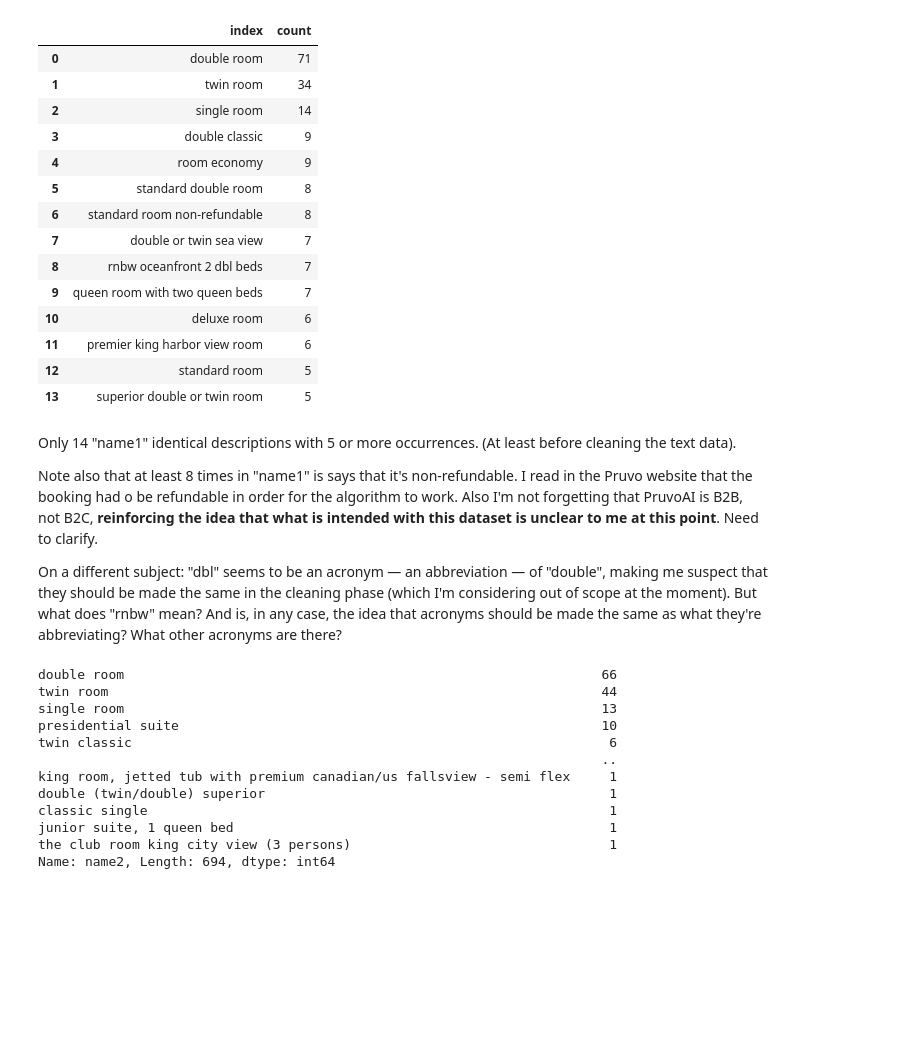
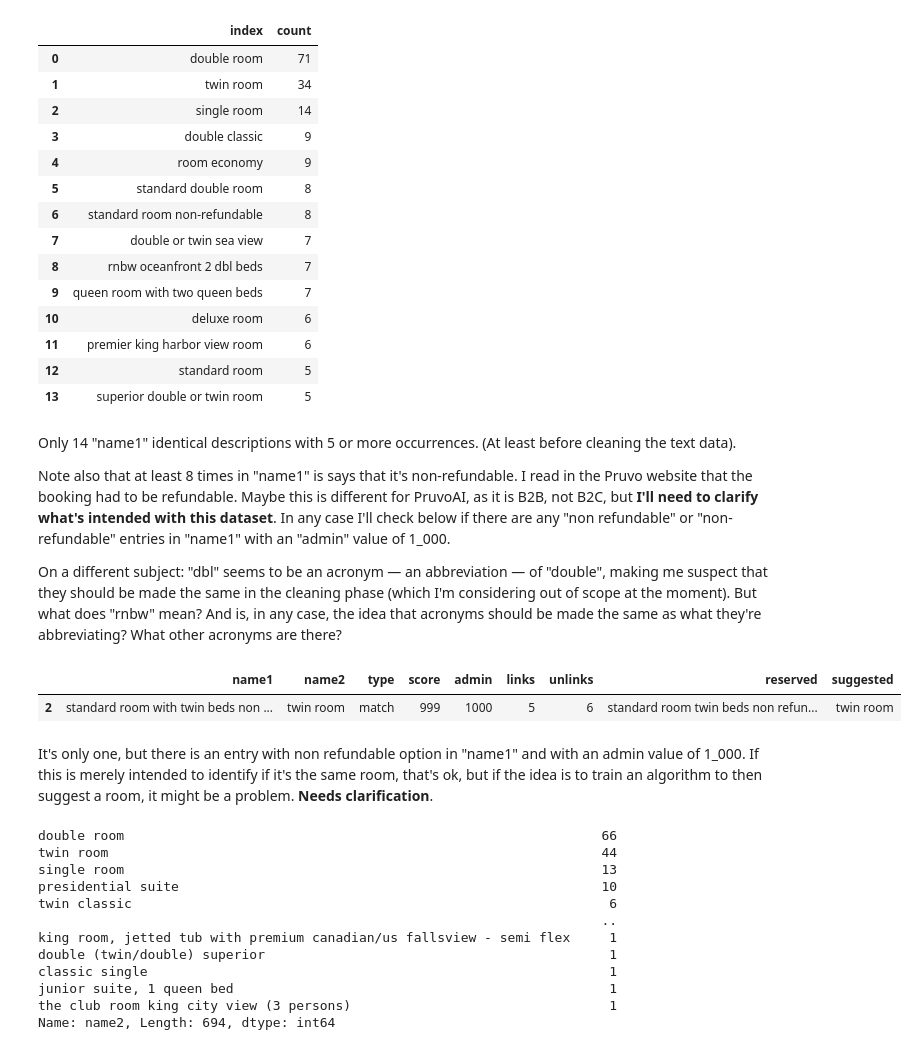
Before and after one commit to duarteharris/pruvo, a Jupyter notebook: eda.ipynb, the cells around one changed output. Saved outputs shown, nothing was run; the diff lists cells and outputs as text; code cells hidden in the pictures; blank space fills up the shorter version.

Commit message:
feat: :sparkles: analyzed if name1 can contain non refundabe and an admin value of 1_000

```diff
--- a/eda.ipynb
+++ b/eda.ipynb
@@ -594,9 +594,17 @@ rooms_df["name1"].value_counts().reset_index(name= "count").query("count >= 5")
 # %% [markdown]
 Only 14 "name1" identical descriptions with 5 or more occurrences. (At least before cleaning the text data).
 
-Note also that at least 8 times in "name1" is says that it's non-refundable. I read in the Pruvo website that the booking had o be refundable in order for the algorithm to work. Also I'm not forgetting that PruvoAI is B2B, not B2C, **reinforcing the idea that what is intended with this dataset is unclear to me at this point**. Need to clarify.
+Note also that at least 8 times in "name1" is says that it's non-refundable. I read in the Pruvo website that the booking had to be refundable. Maybe this is different for PruvoAI, as it is B2B, not B2C, but **I'll need to clarify what's intended with this dataset**. In any case I'll check below if there are any "non refundable" or "non-refundable" entries in "name1" with an "admin" value of 1_000.
 
 On a different subject: "dbl" seems to be an acronym — an abbreviation — of "double", making me suspect that they should be made the same in the cleaning phase (which I'm considering out of scope at the moment). But what does "rnbw" mean? And is, in any case, the idea that acronyms should be made the same as what they're abbreviating? What other acronyms are there?
+# %%
+# checking if there are entries that contain "non refundable" (or "non-refundable") and an admin value of 1_000
+rooms_df.query("((name1.str.contains('non refundable')) or (name1.str.contains('non-refundable'))) & (admin == 1_000)")
+# %% [output]
+|  | name1 | name2 | type | score | admin | links | unlinks | reserved | suggested |
+| 2 | standard room with twin beds non ... | twin room | match | 999 | 1000 | 5 | 6 | standard room twin beds non refun... | twin room |
+# %% [markdown]
+It's only one, but there is an entry with non refundable option in "name1" and with an admin value of 1_000. If this is merely intended to identify if it's the same room, that's ok, but if the idea is to train an algorithm to then suggest a room, it might be a problem. **Needs clarification**.
 # %%
 # checking value counts of name2
 rooms_df["name2"].value_counts()
```
